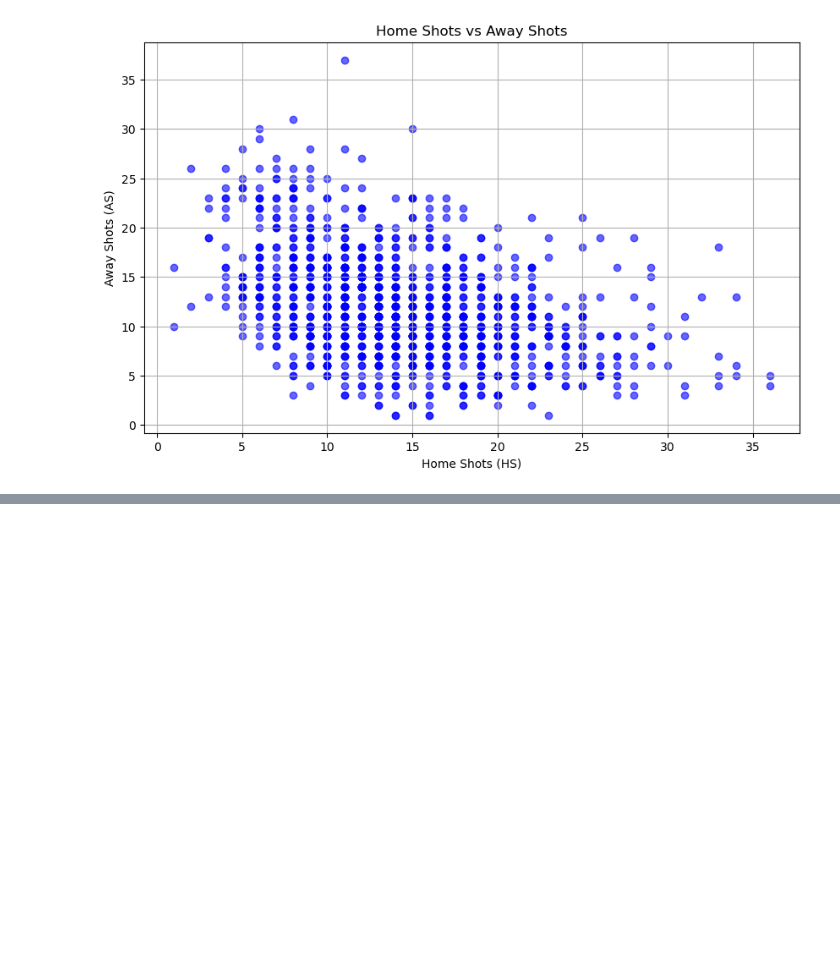
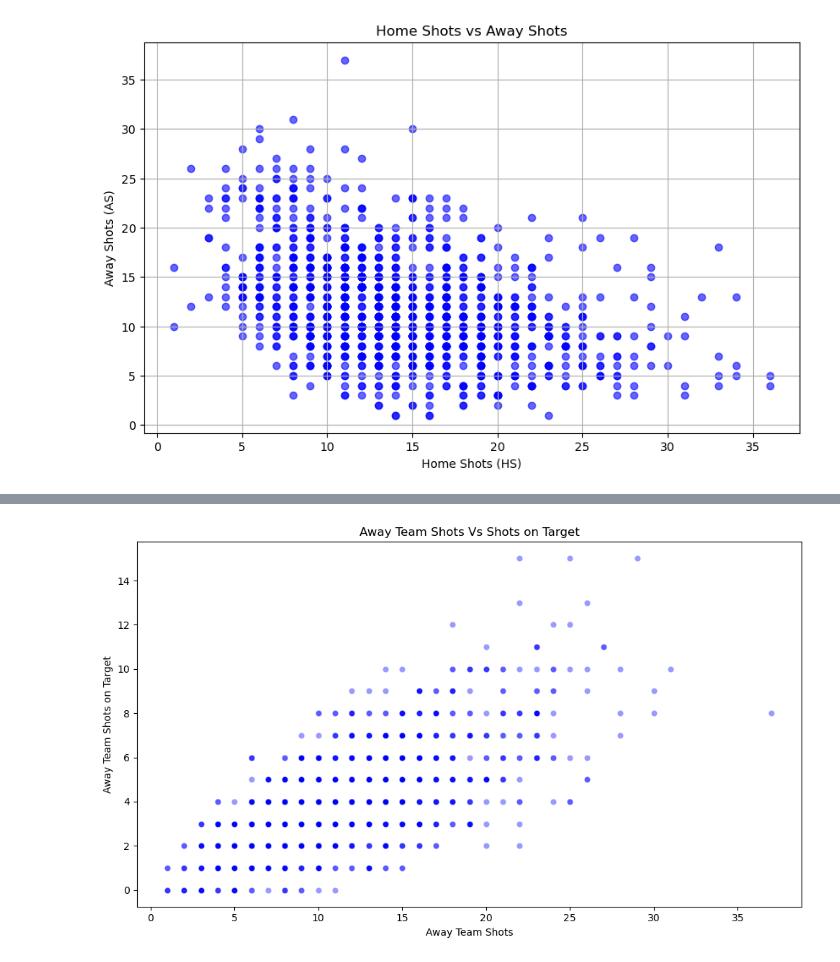
Before and after one commit to C-3DevO/premier_league_2025-2026_Winner, a Jupyter notebook: epl_winner.ipynb, the cells around one changed output, grey strips where cells are left out. Cells and saved outputs as stored; diff of their text form; code cells hidden in the pictures; blank space fills up the shorter version.

```diff
--- a/epl_winner.ipynb
+++ b/epl_winner.ipynb
@@ -390,0 +409,10 @@ plt.show()
+# %%
+plt.figure(figsize=(10,6))
+sns.scatterplot(x=data['AS'],y=data['AST'], alpha=0.4, color='blue')
+plt.title("Away Team Shots Vs Shots on Target")
+plt.xlabel("Away Team Shots")
+plt.ylabel("Away Team Shots on Target")
+plt.tight_layout()
+plt.show();
+# %% [output]
+[figure, added]
```
Also changed, not shown: parts of 23 cells of this notebook.
